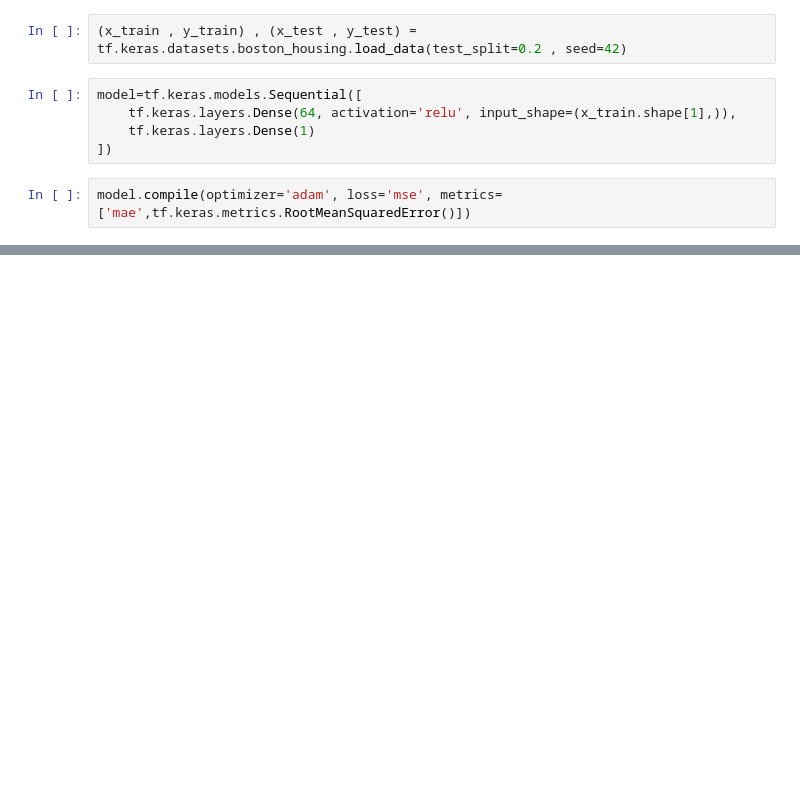
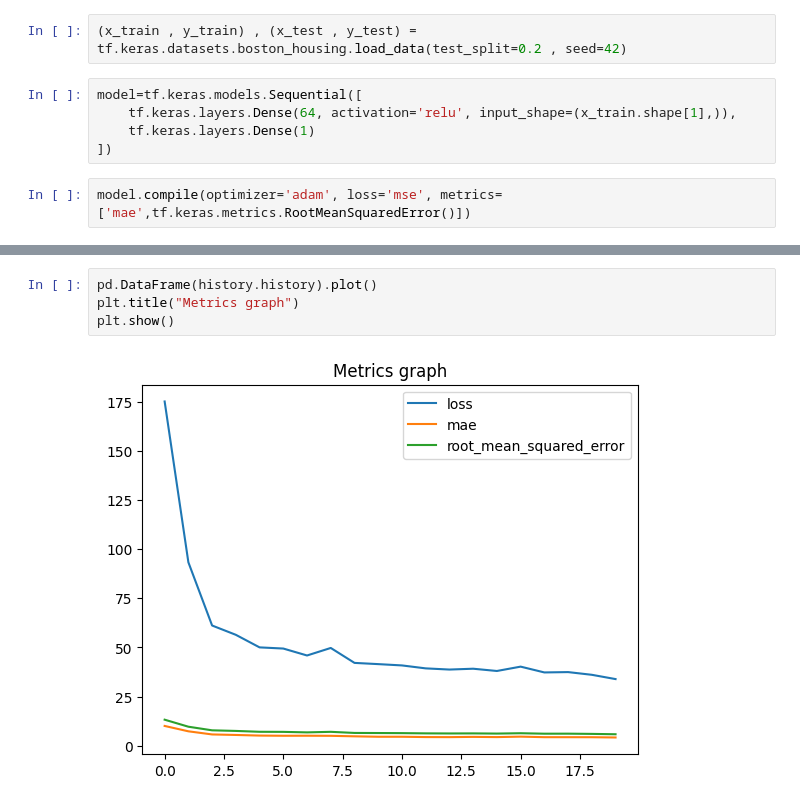
Before and after one commit to Akshay-Dongare/LP-V-SPPU-HPC-DL, a Jupyter notebook: DL/dl1-linear-regression.ipynb, the cells around one changed output, grey strips where cells are left out. Saved outputs shown, nothing was run; the diff lists cells and outputs as text; blank space fills up the shorter version.

```diff
--- a/DL/dl1-linear-regression.ipynb
+++ b/DL/dl1-linear-regression.ipynb
@@ -66,0 +76,6 @@ Predicted value:  15.240107 |  Actual value:  18.6
+# %%
+pd.DataFrame(history.history).plot()
+plt.title("Metrics graph")
+plt.show()
+# %% [output]
+[figure, added]
```
Also changed, not shown: parts of 5 cells of this notebook, 1 other file.
